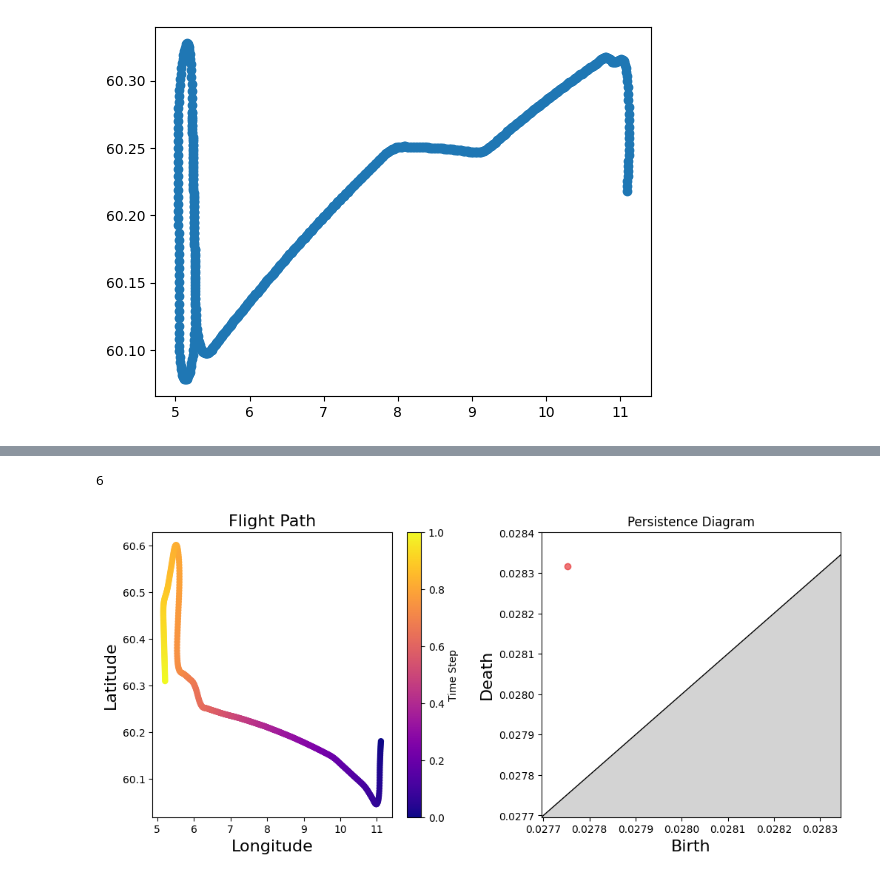
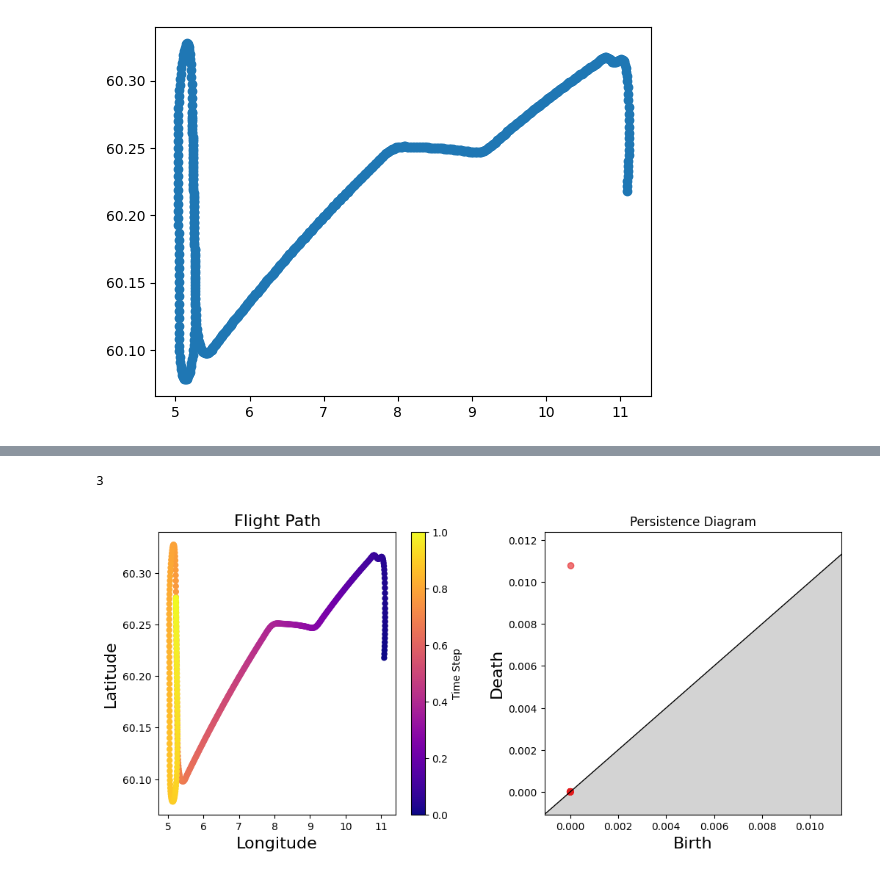
Before and after one commit to tobbensol/masters-thesis, a Jupyter notebook: flight clustering.ipynb, the cells around one changed output, grey strips where cells are left out. Drawn from its saved outputs; the diff is of its cells as text; code cells hidden in the pictures.

Commit message:
included linkage clustering in cluster method

```diff
--- a/flight clustering.ipynb
+++ b/flight clustering.ipynb
@@ -46,7 +48,8 @@ Z = linkage(condensed_distance_matrix, "complete")
 #dn = dendrogram(Z)
 
 clustering = fcluster(Z, t=1.1, criterion='inconsistent', depth=2)
-#clustering = fcluster(Z, t=10, criterion='maxclust', depth=2)
+
+clusterings["LINKAGE"] = clustering
 # %%
 for i in range(1, len(np.unique(clustering))+1):
     print(f"{i}: {sum(clustering == i)}")
@@ -113,9 +117,10 @@ Optics:
 # %%
-clustering = clusterings["DBSCAN"]
+cluster_methods = ["LINKAGE", "DBSCAN", "KMEANS","OPTICS"]
+clustering = clusterings[cluster_methods[0]]
 cluster = np.where(clustering == 1)[0]
 print(len(cluster))
 
-fig = pers_data.plot_diagram(cluster[4])
+fig = pers_data.plot_diagram(cluster[2])
 # %% [output]
-6
+3
-[figure, old version]
+[figure, new version]
```
Also changed, not shown: parts of 3 cells of this notebook.
